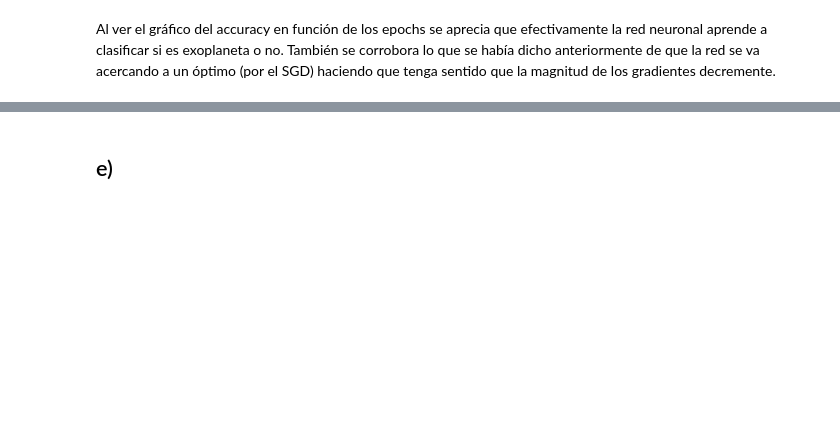
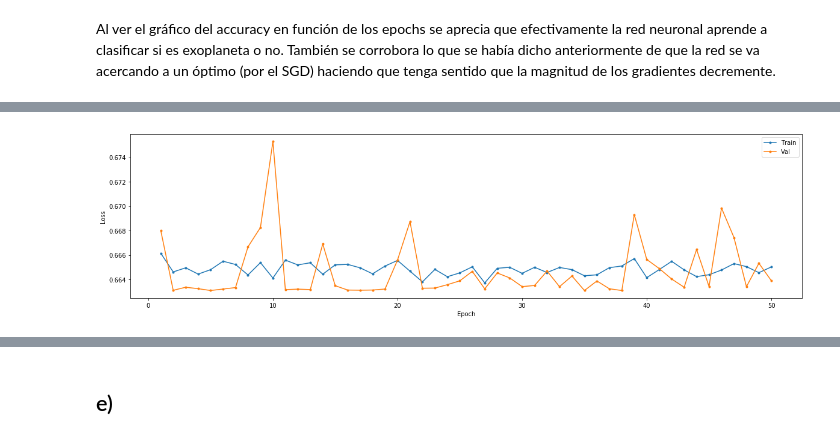
Before and after one commit to Umauro/ANN-T1, a Jupyter notebook: Pregunta 2.ipynb, the cells around one changed output, grey strips where cells are left out. Drawn from its saved outputs; the diff is of its cells as text; code cells hidden in the pictures; blank space fills up the shorter version.

```diff
--- a/Pregunta 2.ipynb
+++ b/Pregunta 2.ipynb
@@ -268,0 +277,4 @@ show_hist_2(evaluated_gradients_50_B)
+# %%
+chart_loss(history_B)
+# %% [output]
+[figure, added]
```
Also changed, not shown: parts of 17 cells of this notebook.
